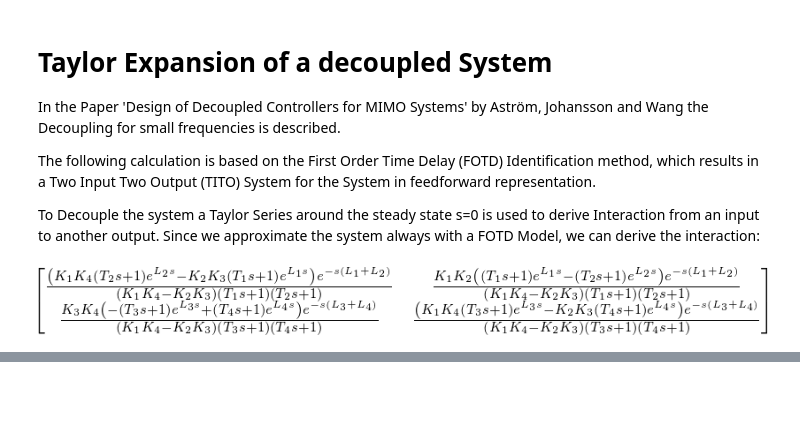
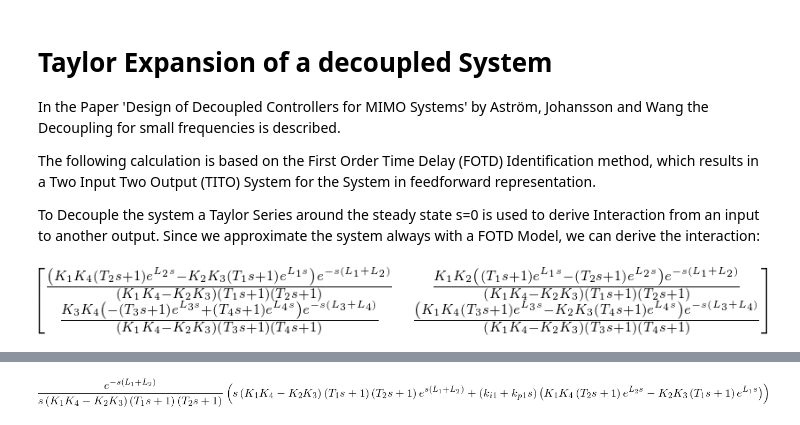
Before and after one commit to AlCap23/Thesis, a Jupyter notebook: Python/CouplingConstants.ipynb, the cells around one changed output, grey strips where cells are left out. Cells and saved outputs as stored; diff of their text form; code cells hidden in the pictures; blank space fills up the shorter version.

```diff
--- a/Python/CouplingConstants.ipynb
+++ b/Python/CouplingConstants.ipynb
@@ -73,0 +108,19 @@ Consider a TITO system described by FOTD functions. The Influence of the static
+# %%
+# Create a symbolic Controller
+def PI(I,P,S):
+    # Here S is setpointweight
+    return P*S+I/s
+
+# Create an decoupling controller for the
+C_D = sp.diag(PI(ki1,kp1,1),PI(ki2,kp2,1))
+# Create the regular controller
+C_R = sp.zeros(2)
+for i in range(0,4):
+    C_R[i]= PI(KIV[i],KPV[i],1)
+
+C_RD = G.subs(s,0) * C_R
+
+# Get substituion Rules -> make a list of equations
+EQ = []
+for i in range(0,4):
+    EQ.append(C_D[i]- C_RD[i])
@@ -73,0 +188,14 @@ Consider a TITO system described by FOTD functions. The Influence of the static
+# %%
+# Get the Substituon for Q
+q11,q12,q21,q22 = sp.symbols('q_{11} q_{12} q_{21} q_{22}')
+q = [q11,q12,q21,q22]
+S = sp.zeros(2)
+for i in range(0,4):
+    S[i] = q[i]
+# %%
+# Stability for loop 1
+h12 =(1+q[0]*C_D[0])
+# %%
+sp.simplify(h12.subs(q[0],Q[0]).subs(q[1],Q[1]).subs(q[2],Q[2]).subs(q[3],Q[3]))
+# %% [output]
+[figure, added]
```
Also changed, not shown: parts of 11 cells of this notebook.
